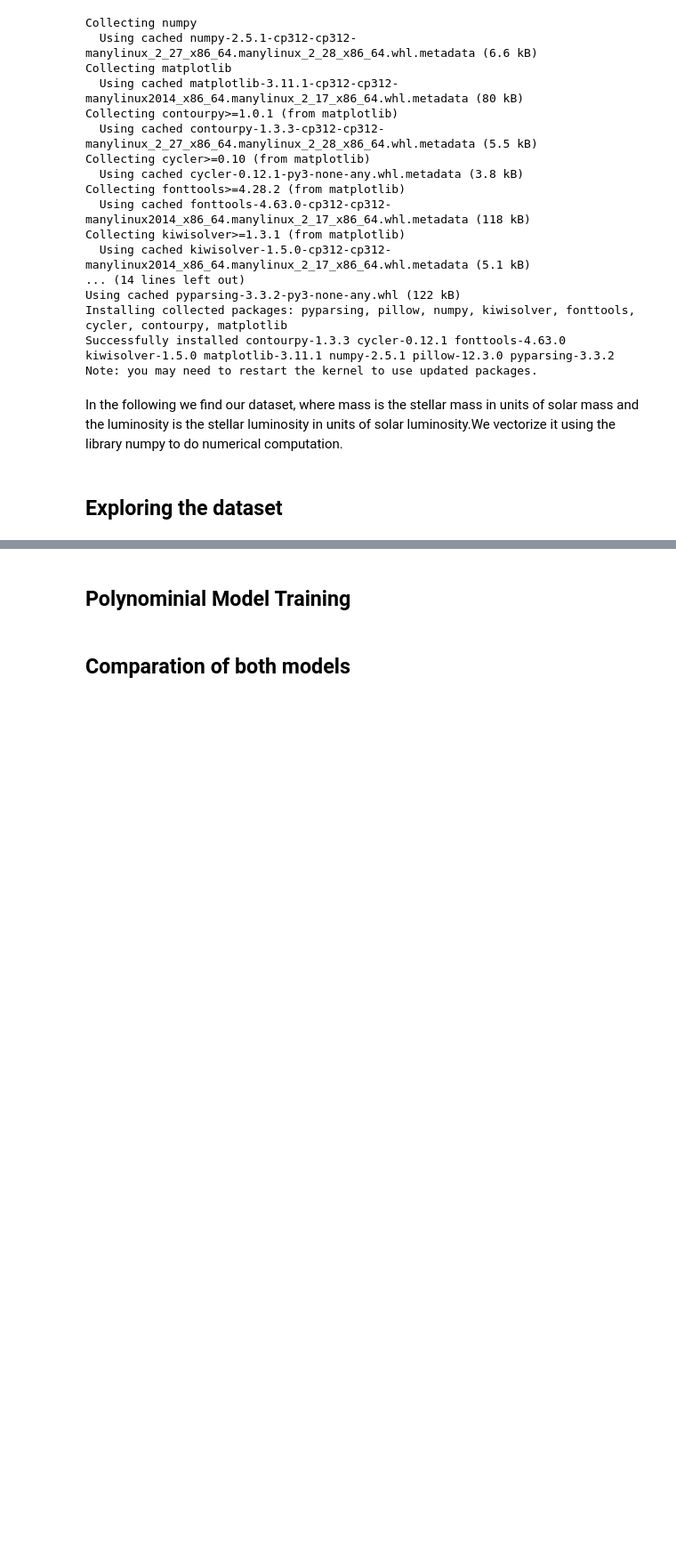
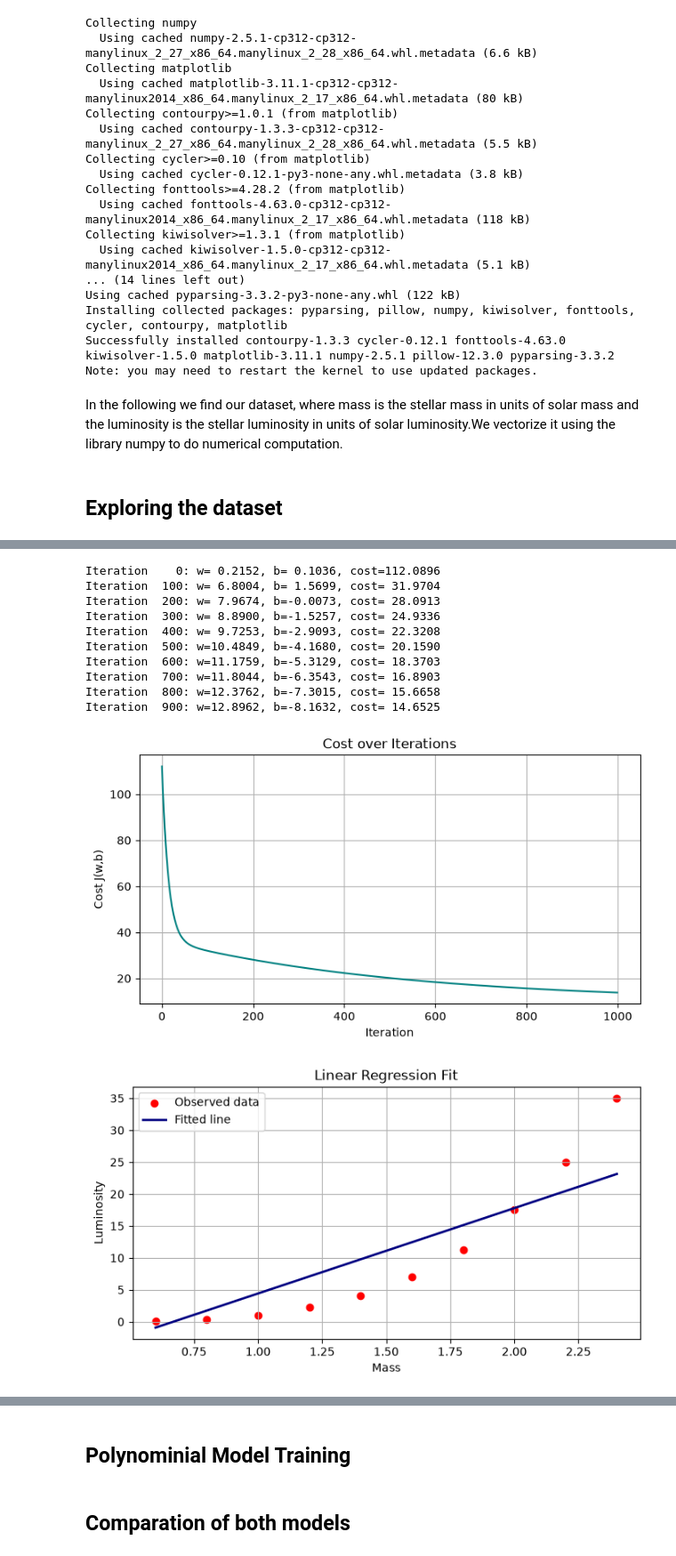
Before and after one commit to carolina-cepeda/stellar_luminosity_regression, a Jupyter notebook: stellar_luminosity_hands_on.ipynb, the cells around one changed output, grey strips where cells are left out. Shown at 89% size. Saved outputs shown, nothing was run; the diff lists cells and outputs as text; code cells hidden in the pictures; blank space fills up the shorter version.

```diff
--- a/stellar_luminosity_hands_on.ipynb
+++ b/stellar_luminosity_hands_on.ipynb
@@ -49,0 +116,78 @@ plt.grid()
+# %%
+x_linear = mass_array
+
+# 1) Initialize the parameters
+w_init = 0.0
+b_init = 0.0
+
+# 2) Select a learning rate and number of iterations
+alpha = 0.01
+num_iterations = 1000
+
+# 3) Train the model
+w_final, b_final, history = gradient_descent(
+    x_linear,
+    luminosity_array,
+    w_init,
+    b_init,
+    alpha,
+    num_iterations,
+)
+
+# 4) Plot cost against iteration
+iterations = [i for i, _ in history]
+costs = [c for _, c in history]
+
+plt.figure(figsize=(8, 4))
+plt.plot(iterations, costs, color='teal')
+plt.title('Cost over Iterations')
+plt.xlabel('Iteration')
+plt.ylabel('Cost J(w,b)')
+plt.grid(True)
+plt.show()
+
+# 5) Plot the fitted line with the observations
+x_fit = np.linspace(min(x_linear), max(x_linear), 200)
+y_fit = predict(x_fit, w_final, b_final)
+
+plt.figure(figsize=(8, 4))
+plt.scatter(x_linear, luminosity_array, color='red', label='Observed data')
+plt.plot(x_fit, y_fit, color='navy', linewidth=2, label='Fitted line')
+plt.title('Linear Regression Fit')
+plt.xlabel('Mass')
+plt.ylabel('Luminosity')
+plt.grid(True)
+plt.legend()
+plt.show()
+
+# 6) Report the final parameters and cost
+final_cost = compute_cost(x_linear, luminosity_array, w_final, b_final)
+print(f"Final parameters: w = {w_final:.6f}, b = {b_final:.6f}")
+print(f"Final cost: {final_cost:.6f}")
+
+# 7) Diagnose convergence and systematic errors
+predictions = predict(x_linear, w_final, b_final)
+residuals = predictions - luminosity_array
+
+print("Residuals:")
+print(residuals)
+
+
+#if np.allclose(residuals, 0, atol=1e-3):
+#    print("The model fits the data perfectly.")
+#else:
+#    print("The residuals are not zero, which means the linear model is not a perfect fit.")
+ #   print("The pattern in the residuals suggests systematic error: the relationship is curved and is not well captured by a straight line.")
+# %% [output]
+Iteration    0: w= 0.2152, b= 0.1036, cost=112.0896
+Iteration  100: w= 6.8004, b= 1.5699, cost= 31.9704
+Iteration  200: w= 7.9674, b=-0.0073, cost= 28.0913
+Iteration  300: w= 8.8900, b=-1.5257, cost= 24.9336
+Iteration  400: w= 9.7253, b=-2.9093, cost= 22.3208
+Iteration  500: w=10.4849, b=-4.1680, cost= 20.1590
+Iteration  600: w=11.1759, b=-5.3129, cost= 18.3703
+Iteration  700: w=11.8044, b=-6.3543, cost= 16.8903
+Iteration  800: w=12.3762, b=-7.3015, cost= 15.6658
+Iteration  900: w=12.8962, b=-8.1632, cost= 14.6525
+[figure, added]
+[figure, added]
```
Also changed, not shown: parts of 8 cells of this notebook.
